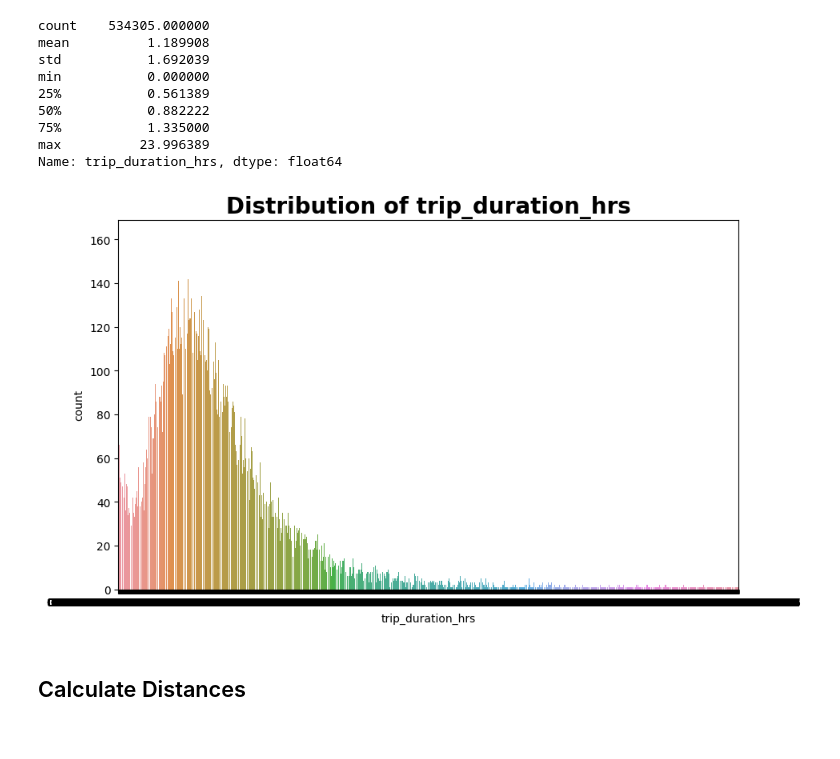
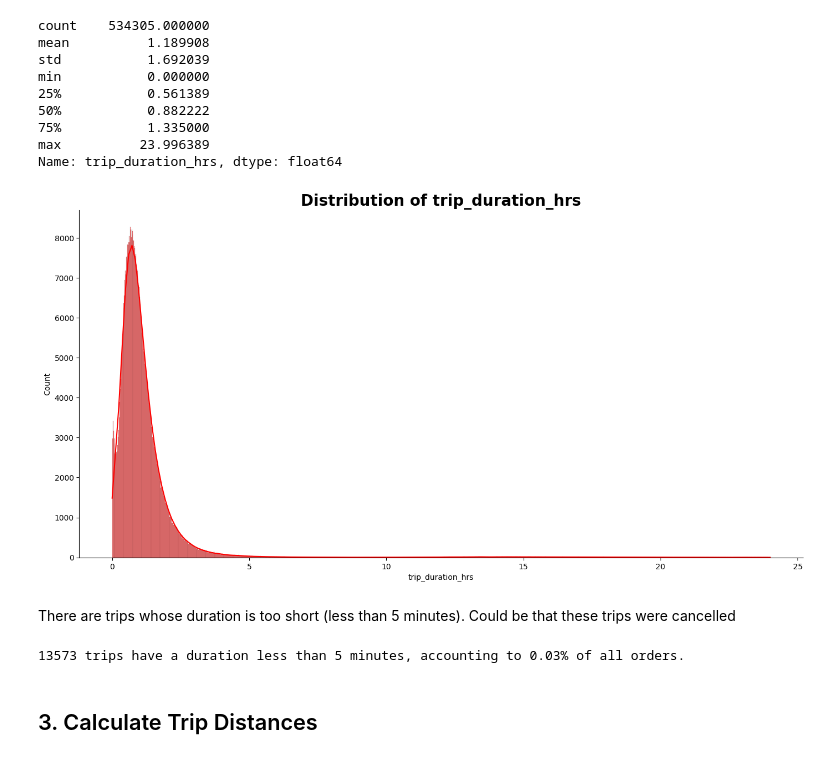
Before and after one commit to emtinanseo/Optimization-with-Causal-Inference, a Jupyter notebook: notebooks/eda_firstlook.ipynb, the cells around one changed output. Cells and saved outputs as stored; diff of their text form; code cells hidden in the pictures.

Commit message:
explored trip length and distance in eda notebook

```diff
--- a/notebooks/eda_firstlook.ipynb
+++ b/notebooks/eda_firstlook.ipynb
@@ -276,8 +276,16 @@ min           0.000000
 max          23.996389
 Name: trip_duration_hrs, dtype: float64
 # %%
-plot.plot_count(clean_orders,'trip_duration_hrs')
+plot.plot_hist(clean_orders,'trip_duration_hrs', 'red')
 # %% [output]
-[figure, old version]
+[figure, new version]
+# %% [markdown]
+There are trips whose duration is too short (less than 5 minutes). Could be that these trips were cancelled
+# %%
+df = clean_orders[clean_orders['trip_duration_hrs']<5/60]
+
+print("{} trips have a duration less than 5 minutes, accounting to {:.2f}% of all orders.".format(len(df), len(df)/len(clean_orders)))
+# %% [output]
+13573 trips have a duration less than 5 minutes, accounting to 0.03% of all orders.
 # %% [markdown]
-## Calculate Distances
+## 3. Calculate Trip Distances
```
Also changed, not shown: parts of 19 cells of this notebook.
